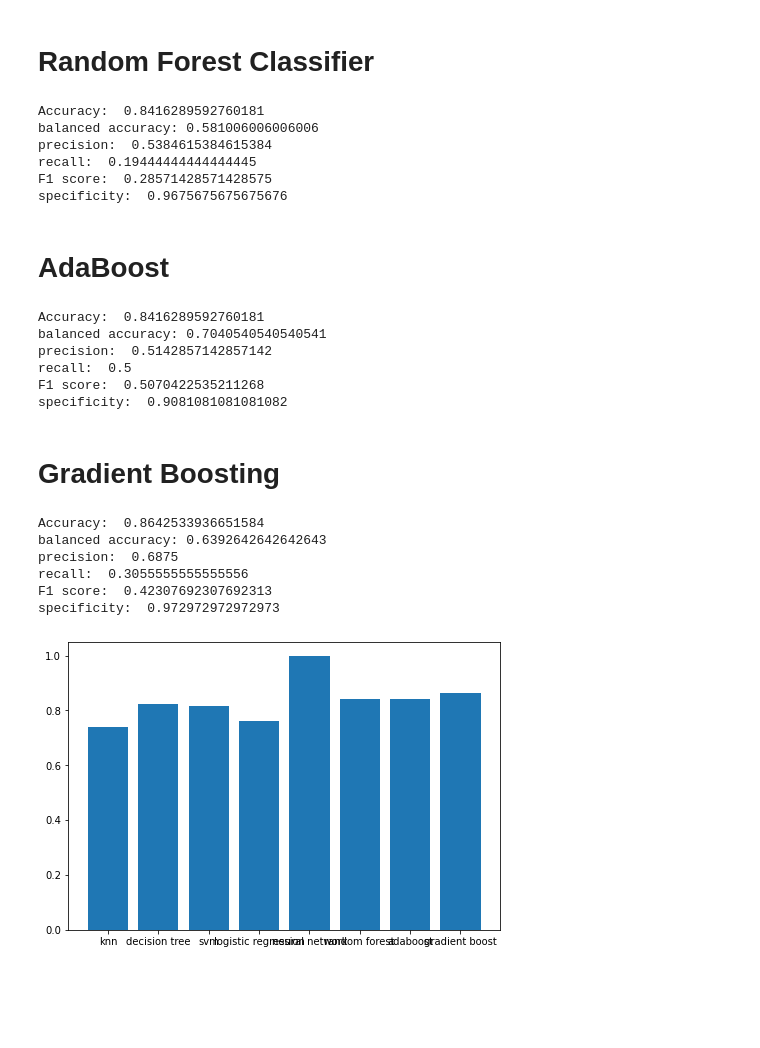
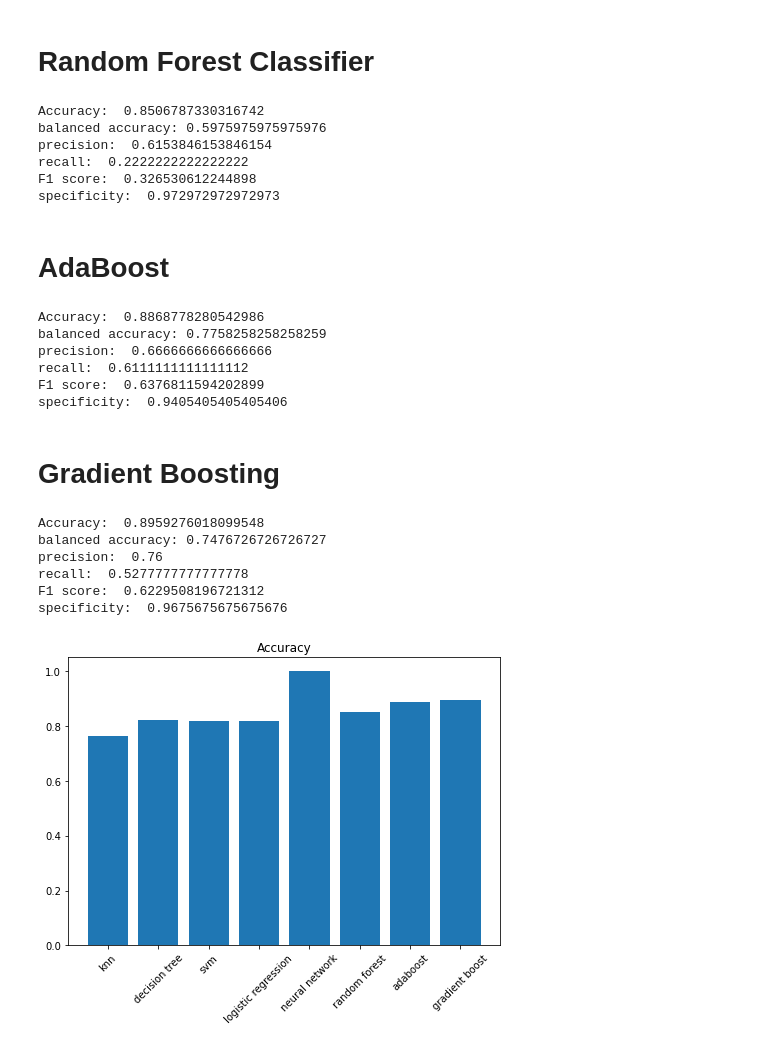
Before and after one commit to funkjo/ml-csc360-final, a Jupyter notebook: final_project/modeling.ipynb, the cells around one changed output. Saved outputs shown, nothing was run; the diff lists cells and outputs as text; code cells hidden in the pictures; blank space fills up the shorter version.

```diff
--- a/final_project/modeling.ipynb
+++ b/final_project/modeling.ipynb
@@ -192,7 +192,7 @@ plt.show()
 from sklearn import svm
 
 # Create Support Vector Machine model and train on training data
-svm_model = svm.SVC(kernel='rbf')
+svm_model = svm.SVC(kernel='linear', decision_function_shape='ovo')
 svm_model.fit(X_train, y_train)
 
 # Make predictions on test data and print the test accuracy
@@ -321,7 +321,7 @@ specificity:  1.0
 from sklearn.ensemble import RandomForestClassifier
 
 # Create random forest classifier model and train on training data
-rfc_model = RandomForestClassifier(max_depth=20, random_state=0)
+rfc_model = RandomForestClassifier(criterion='entropy', random_state=0, max_features='log2', class_weight='balanced_subsample')
 rfc_model.fit(X_train, y_train)
 
 # Make predictions on test data and print the test accuracy
@@ -352,19 +352,19 @@ print("specificity: ", rfc_specificity)
 # Add each metric to model evaluation dictionary
 model_eval['random forest'] = [rfc_eval_metrics, rfc_test_accuracy, rfc_balanced_accuracy, rfc_precision, rfc_recall, rfc_f1, rfc_specificity]
 # %% [output]
-Accuracy:  0.8416289592760181
-balanced accuracy: 0.581006006006006
-precision:  0.5384615384615384
-recall:  0.19444444444444445
-F1 score:  0.28571428571428575
-specificity:  0.9675675675675676
+Accuracy:  0.8506787330316742
+balanced accuracy: 0.5975975975975976
+precision:  0.6153846153846154
+recall:  0.2222222222222222
+F1 score:  0.326530612244898
+specificity:  0.972972972972973
 # %% [markdown]
 # AdaBoost
 # %%
 from sklearn.ensemble import AdaBoostClassifier
 
 # Create AdaBoost classifier model and train on training data
-ada_model = AdaBoostClassifier(n_estimators=100, random_state=0)
+ada_model = AdaBoostClassifier(n_estimators=75, random_state=0)
 ada_model.fit(X_train, y_train)
 
 # Make predictions on test data and print the test accuracy
@@ -395,19 +395,19 @@ print("specificity: ", ada_specificity)
 # Add each metric to model evaluation dictionary
 model_eval['adaboost'] = [ada_eval_metrics, ada_test_accuracy, ada_balanced_accuracy, ada_precision, ada_recall, ada_f1, ada_specificity]
 # %% [output]
-Accuracy:  0.8416289592760181
-balanced accuracy: 0.7040540540540541
-precision:  0.5142857142857142
-recall:  0.5
-F1 score:  0.5070422535211268
-specificity:  0.9081081081081082
+Accuracy:  0.8868778280542986
+balanced accuracy: 0.7758258258258259
+precision:  0.6666666666666666
+recall:  0.6111111111111112
+F1 score:  0.6376811594202899
+specificity:  0.9405405405405406
 # %% [markdown]
 # Gradient Boosting
 # %%
 from sklearn.ensemble import GradientBoostingClassifier
 
 # Create Gradient Boosting Classifier model and train on training data
-gbc_model = GradientBoostingClassifier(random_state=0)
+gbc_model = GradientBoostingClassifier(random_state=0, n_estimators=75, max_features='auto')
 gbc_model.fit(X_train, y_train)
 
 # Make predictions on test data and print the test accuracy
@@ -438,22 +438,34 @@ print("specificity: ", gbc_specificity)
 # Add each metric to model evaluation dictionary
 model_eval['gradient boost'] = [gbc_eval_metrics, gbc_test_accuracy, gbc_balanced_accuracy, gbc_precision, gbc_recall, gbc_f1, gbc_specificity]
 # %% [output]
-Accuracy:  0.8642533936651584
-balanced accuracy: 0.6392642642642643
-precision:  0.6875
-recall:  0.3055555555555556
-F1 score:  0.42307692307692313
-specificity:  0.972972972972973
+Accuracy:  0.8959276018099548
+balanced accuracy: 0.7476726726726727
+precision:  0.76
+recall:  0.5277777777777778
+F1 score:  0.6229508196721312
+specificity:  0.9675675675675676
 # %%
 models = []
 accs = []
+balanced_accs = []
+precisions = []
+recalls = []
+f1s = []
+specificitys = []
 for model, evaluation in model_eval.items():
     models.append(model)
     accs.append(evaluation[1])
+    balanced_accs.append(evaluation[2])
+    precisions.append(evaluation[3])
+    recalls.append(evaluation[4])
+    f1s.append(evaluation[5])
+    specificitys.append(evaluation[6])
 
 fig = plt.figure()
 ax = fig.add_axes([0,0,1,1])
 ax.bar(models, accs)
+plt.title('Accuracy')
+plt.xticks(rotation=45)
 plt.show()
 # %% [output]
-[figure, old version]
+[figure, new version]
```
Also changed, not shown: parts of 12 cells of this notebook, 2 other files.
